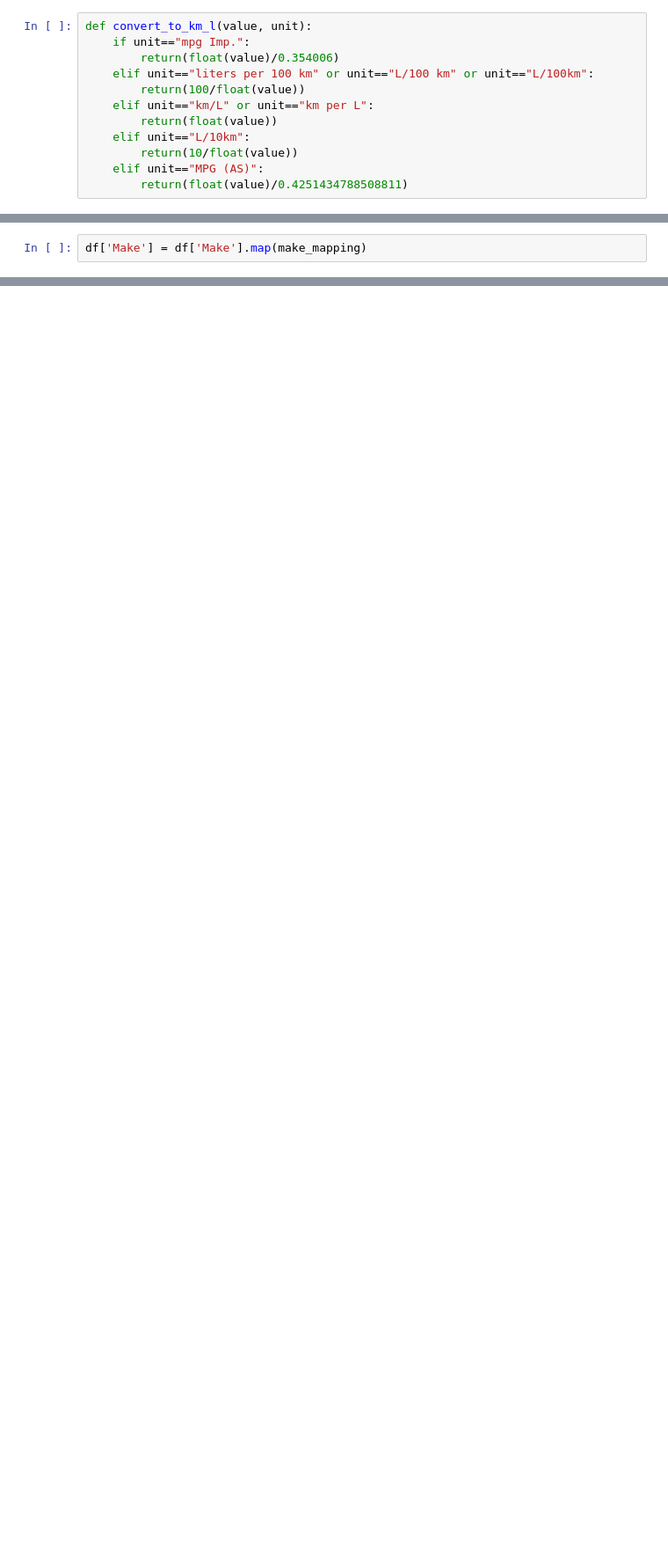
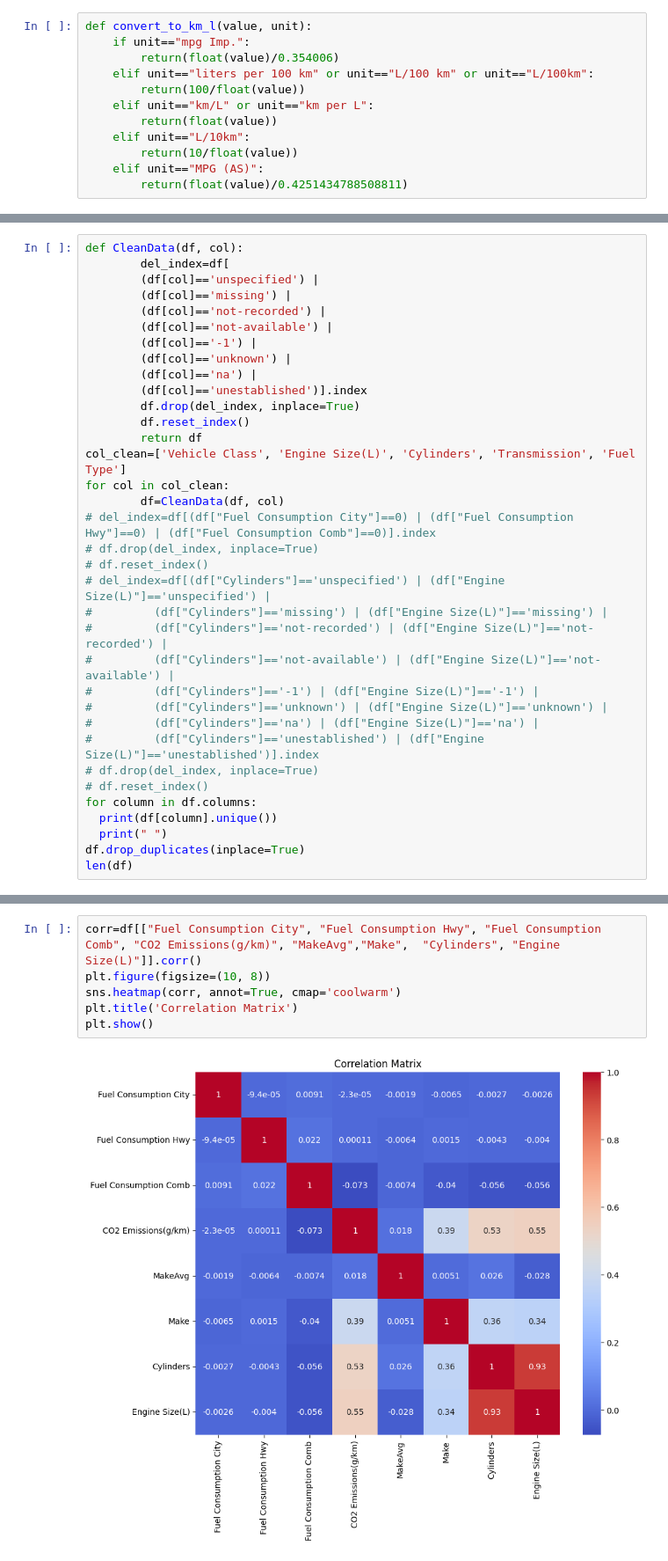
Before and after one commit to cenz19/DataSlayer1.0, a Jupyter notebook: 01. EDA.ipynb, the cells around one changed output, grey strips where cells are left out. Shown at 88% size. Saved outputs shown, nothing was run; the diff lists cells and outputs as text; blank space fills up the shorter version.

```diff
--- a/01. EDA.ipynb
+++ b/01. EDA.ipynb
@@ -175,5 +258,3 @@ make_mapping = {
-# %%
-df['Make'] = df['Make'].map(make_mapping)
 # %%
 #['X' 'E' 'Z' nan 'D' '-1' 'missing' 'unspecified' 'not-recorded' 'unknown', 'unestablished' 'na' 'not-available' 'N']
 # len(df[df["Fuel Type"=="unknown"]])
@@ -196 +277,36 @@ N                   24
 Name: count, dtype: int64
+# %%
+def CleanData(df, col):
+        del_index=df[
+        (df[col]=='unspecified') |
+        (df[col]=='missing') |
+        (df[col]=='not-recorded') |
+        (df[col]=='not-available') |
+        (df[col]=='-1') |
+        (df[col]=='unknown') |
+        (df[col]=='na') |
+        (df[col]=='unestablished')].index
+        df.drop(del_index, inplace=True)
+        df.reset_index()
+        return df
+col_clean=['Vehicle Class', 'Engine Size(L)', 'Cylinders', 'Transmission', 'Fuel Type']
+for col in col_clean:
+        df=CleanData(df, col)
+# del_index=df[(df["Fuel Consumption City"]==0) | (df["Fuel Consumption Hwy"]==0) | (df["Fuel Consumption Comb"]==0)].index
+# df.drop(del_index, inplace=True)
+# df.reset_index()
+# del_index=df[(df["Cylinders"]=='unspecified') | (df["Engine Size(L)"]=='unspecified') |
+#         (df["Cylinders"]=='missing') | (df["Engine Size(L)"]=='missing') |
+#         (df["Cylinders"]=='not-recorded') | (df["Engine Size(L)"]=='not-recorded') |
+#         (df["Cylinders"]=='not-available') | (df["Engine Size(L)"]=='not-available') |
+#         (df["Cylinders"]=='-1') | (df["Engine Size(L)"]=='-1') |
+#         (df["Cylinders"]=='unknown') | (df["Engine Size(L)"]=='unknown') |
+#         (df["Cylinders"]=='na') | (df["Engine Size(L)"]=='na') |
+#         (df["Cylinders"]=='unestablished') | (df["Engine Size(L)"]=='unestablished')].index
+# df.drop(del_index, inplace=True)
+# df.reset_index()
+for column in df.columns:
+  print(df[column].unique())
+  print(" ")
+df.drop_duplicates(inplace=True)
+len(df)
@@ -196,0 +332,8 @@ Name: count, dtype: int64
+# %%
+corr=df[["Fuel Consumption City", "Fuel Consumption Hwy", "Fuel Consumption Comb", "CO2 Emissions(g/km)", "MakeAvg","Make",  "Cylinders", "Engine Size(L)"]].corr()
+plt.figure(figsize=(10, 8))
+sns.heatmap(corr, annot=True, cmap='coolwarm')
+plt.title('Correlation Matrix')
+plt.show()
+# %% [output]
+[figure, added]
```
Also changed, not shown: parts of 24 cells of this notebook, 2 other files.
